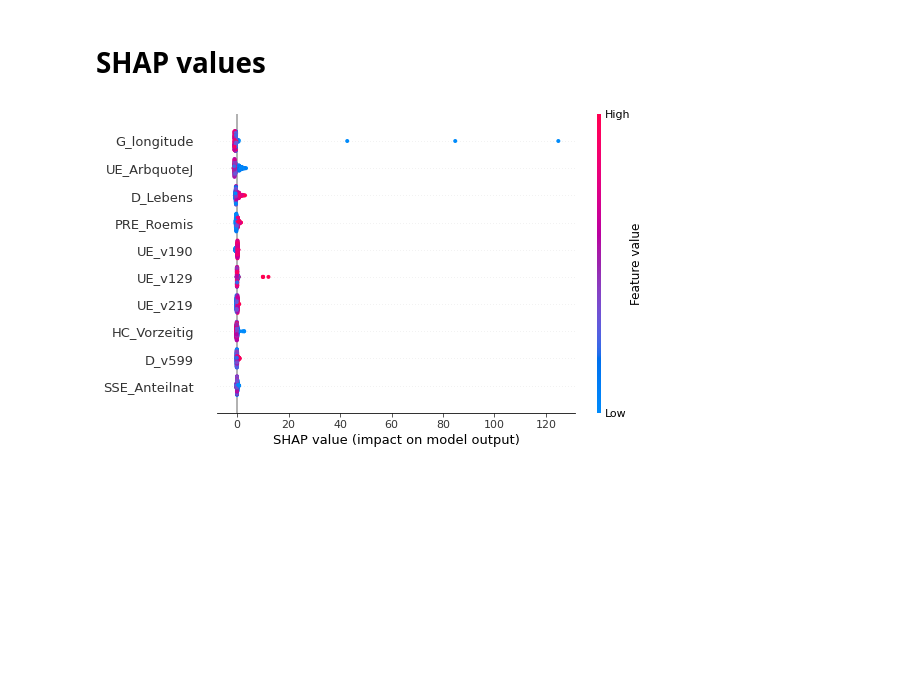
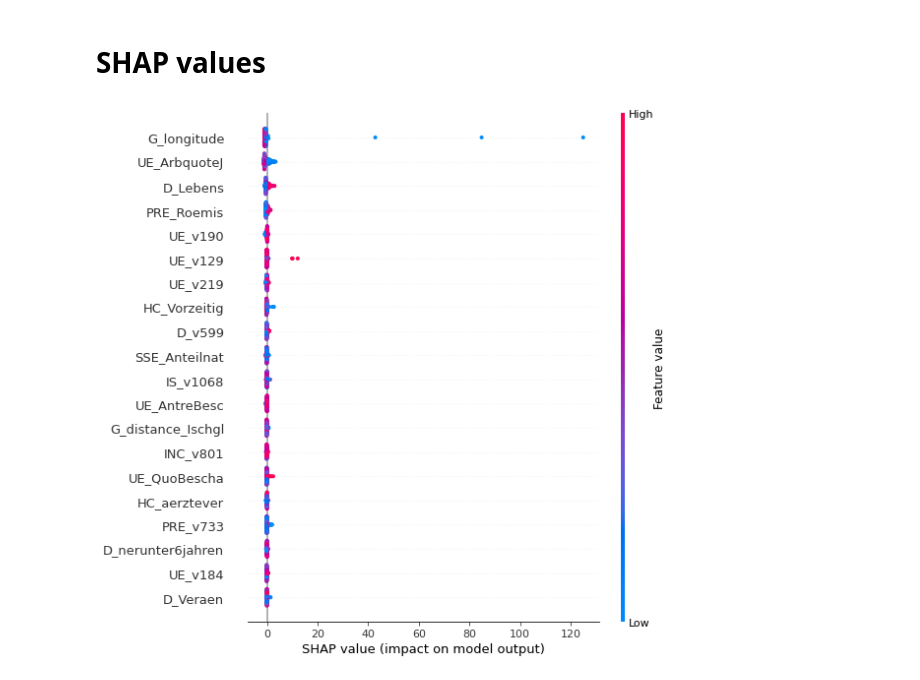
Before and after one commit to data-cr/covid19, a Jupyter notebook: SHAP_0to75.ipynb, the cells around one changed output. Saved outputs shown, nothing was run; the diff lists cells and outputs as text; code cells hidden in the pictures; blank space fills up the shorter version.

```diff
--- a/SHAP_0to75.ipynb
+++ b/SHAP_0to75.ipynb
@@ -72,8 +72,8 @@ RandomForestRegressor(n_estimators=5000, random_state=0)
 shap_values = shap.TreeExplainer(rf).shap_values(X)
 # %%
 #shap.summary_plot(Kshap_values, X,max_display=10) #KernelExplainer
-shap.summary_plot(shap_values, X,max_display=10)  #TreeExpliner
+shap.summary_plot(shap_values, X,max_display=20)  #TreeExpliner
 # %% [output]
-[figure, old version]
+[figure, new version]
 # %%
 #shap.summary_plot(Kshap_values, X, plot_type="bar",max_display=10)
```
Also changed, not shown: parts of 3 cells of this notebook, 4 other files.
